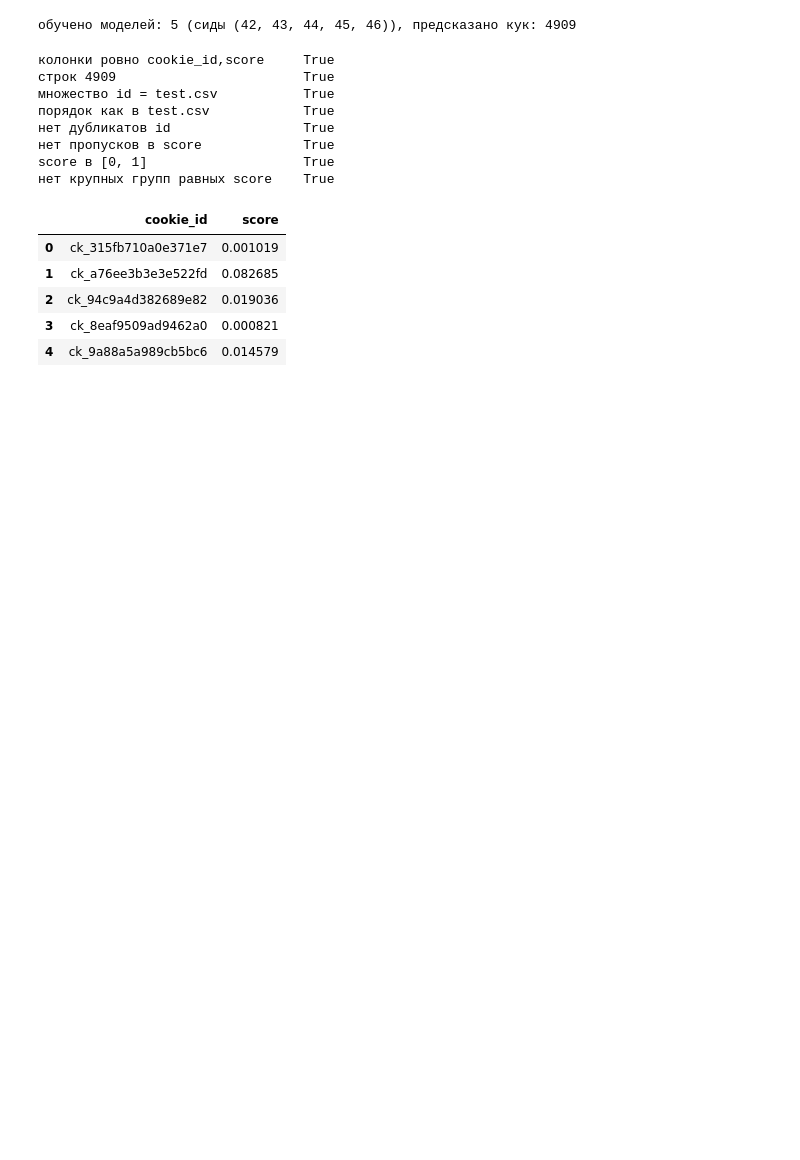
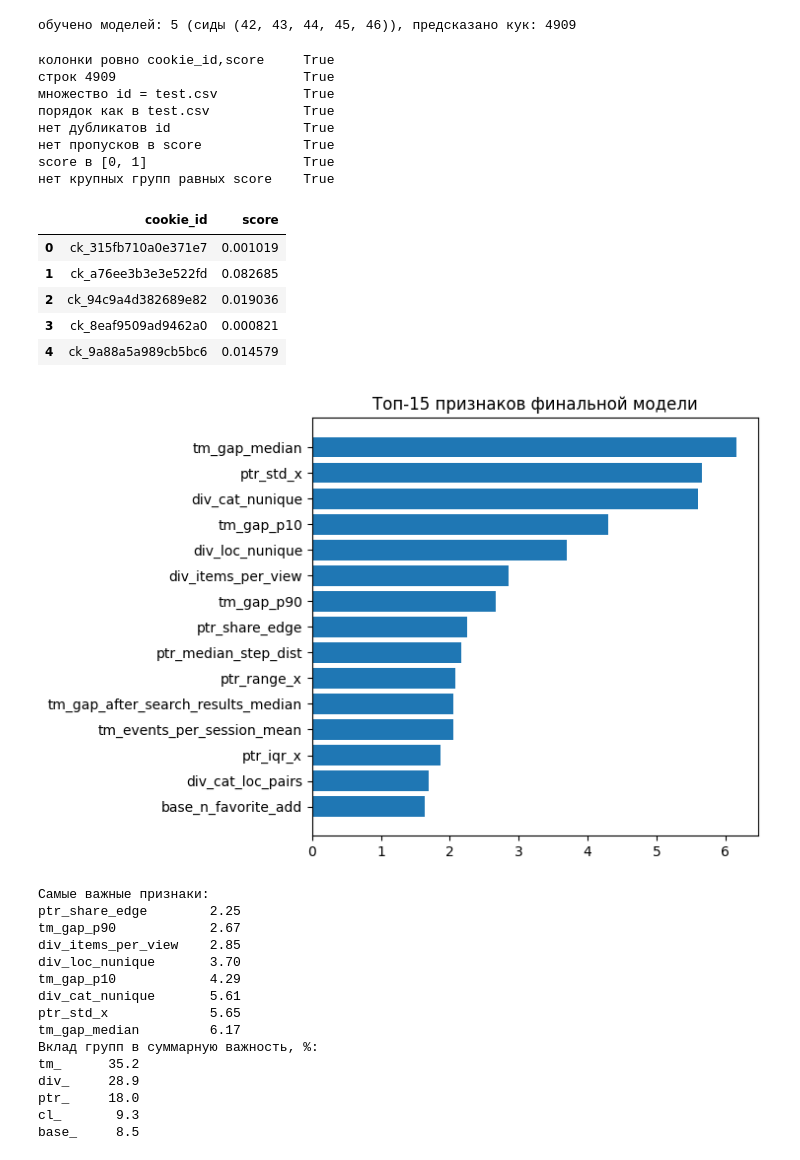
Before and after one commit to DmitryMedvedkin/bot_detection_challenge, a Jupyter notebook: main_bot_detection.ipynb, the cells around one changed output. Saved outputs shown, nothing was run; the diff lists cells and outputs as text; code cells hidden in the pictures; blank space fills up the shorter version.

```diff
--- a/main_bot_detection.ipynb
+++ b/main_bot_detection.ipynb
@@ -655,7 +664,7 @@ def parse_ua(ua):
         return dict(family='chrome', os='windows', ver=re.search(r'Chrome/([\d.]+)', ua).group(1))
     if ua.startswith('Mozilla/5.0 (Macintosh'):
         return dict(family='chrome', os='macos', ver=re.search(r'Chrome/([\d.]+)', ua).group(1))
-    return dict(family='other', os='other', ver=None)   # страховка на незнакомый
+    return dict(family='other', os='other', ver=None) # страховка на незнакомый
 
 
 def version_number(ver):
@@ -667,7 +676,7 @@ def version_number(ver):
 
 
 def onehot(values, levels, prefix):
-    """One-hot по заранее заданному списку уровней; всё лишнее уходит в 'other'."""
+    """One-hot по заранее заданному списку уровней, всё лишнее уходит в 'other'."""
     values = values.where(values.isin(levels), 'other')
     dummies = pd.get_dummies(pd.Categorical(values, categories=list(levels)), prefix=prefix)
     dummies.index = values.index
@@ -888,3 +911,36 @@ score в [0, 1]                    True
 | 2 | ck_94c9a4d382689e82 | 0.019036 |
 | 3 | ck_8eaf9509ad9462a0 | 0.000821 |
 | 4 | ck_9a88a5a989cb5bc6 | 0.014579 |
+# %%
+importance = pd.concat([pd.Series(m.get_feature_importance(), index=X.columns) for m in final_models],
+                       axis=1).mean(axis=1).sort_values()
+
+plt.figure(figsize=(7.5, 5))
+plt.barh(importance.tail(15).index, importance.tail(15).to_numpy())
+plt.title('Топ-15 признаков финальной модели')
+plt.tight_layout()
+plt.show()
+
+print('Самые важные признаки:')
+print(importance.tail(8).round(2).to_string())
+
+print('Вклад групп в суммарную важность, %:')
+print((importance.groupby(importance.index.str.split('_').str[0] + '_').sum()
+       / importance.sum() * 100).round(1).sort_values(ascending=False).to_string())
+# %% [output]
+[figure, added]
+Самые важные признаки:
+ptr_share_edge        2.25
+tm_gap_p90            2.67
+div_items_per_view    2.85
+div_loc_nunique       3.70
+tm_gap_p10            4.29
+div_cat_nunique       5.61
+ptr_std_x             5.65
+tm_gap_median         6.17
+Вклад групп в суммарную важность, %:
+tm_      35.2
+div_     28.9
+ptr_     18.0
+cl_       9.3
+base_     8.5
```
Also changed, not shown: parts of 12 cells of this notebook.
